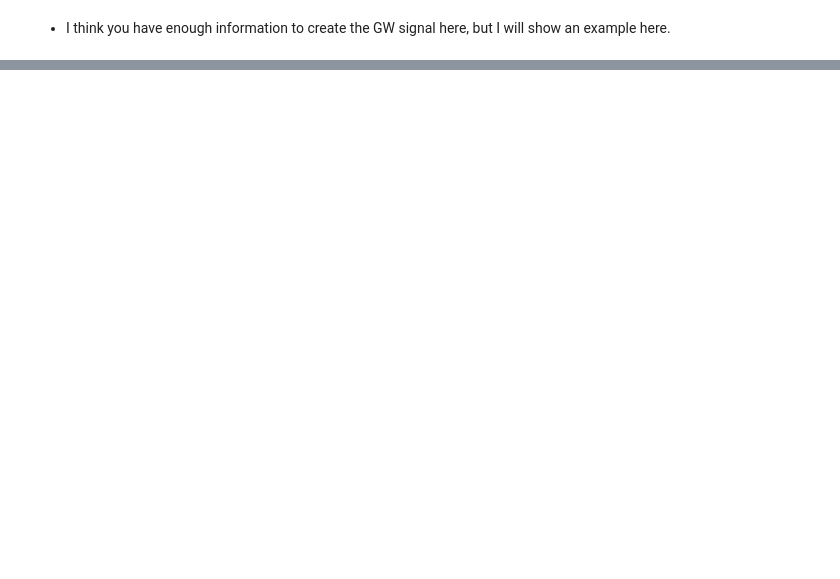
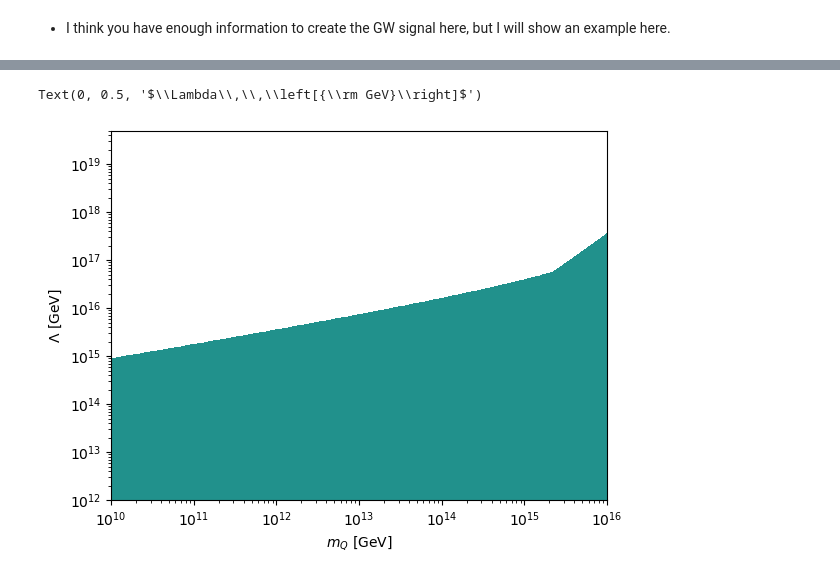
Before and after one commit to cheekyparticle/NSC, a Jupyter notebook: NSC/Example.ipynb, the cells around one changed output, grey strips where cells are left out. Drawn from its saved outputs; the diff is of its cells as text; code cells hidden in the pictures; blank space fills up the shorter version.

```diff
--- a/NSC/Example.ipynb
+++ b/NSC/Example.ipynb
@@ -132,0 +135,5 @@ Text(0.5, 0, '$f\\,\\left[{\\rm Hz}\\right]$')
+# %%
+lam1D = np.geomspace(1e12, 5e19, 100)
+mQ1D = np.geomspace(1e10, 1e16, 100)
+
+MQ2D, LAM2D = np.meshgrid(mQ1D, lam1D)
@@ -132,0 +144,11 @@ Text(0.5, 0, '$f\\,\\left[{\\rm Hz}\\right]$')
+# %%
+
+omGWmax_d6 = np.zeros(np.shape(MQ2D))
+
+for i in tqdm.tqdm(range(len(MQ2D[:,0]))):
+    for j in range(len(MQ2D[0,:])):
+        tmp_mQ = MQ2D[i,j]
+        tmp_Lam = LAM2D[i,j]
+        tmp_GW = GW.OmegaGW_preferred_axion_lam(2*np.pi*fspace, tmp_mQ,
+                                                TRH, nT, 6, tmp_Lam)
+        omGWmax_d6[i,j] = np.max(tmp_GW)
@@ -132,0 +171,10 @@ Text(0.5, 0, '$f\\,\\left[{\\rm Hz}\\right]$')
+# %%
+plt.yscale("log")
+plt.xscale("log")
+
+plt.contourf(MQ2D, LAM2D, omGWmax_d6, levels=[0.4*5.6e-6, 100])
+plt.xlabel(r'$m_Q\,\,\left[{\rm GeV}\right]$')
+plt.ylabel(r'$\Lambda\,\,\left[{\rm GeV}\right]$')
+# %% [output]
+Text(0, 0.5, '$\\Lambda\\,\\,\\left[{\\rm GeV}\\right]$')
+[figure, added]
```
Also changed, not shown: parts of 7 cells of this notebook, 1 other file.
